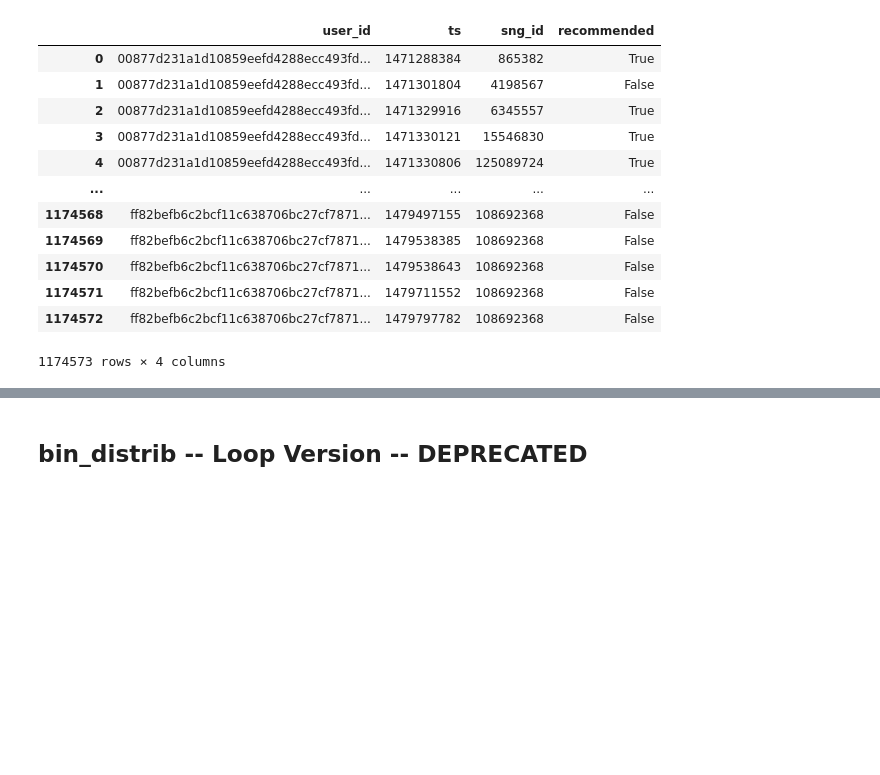
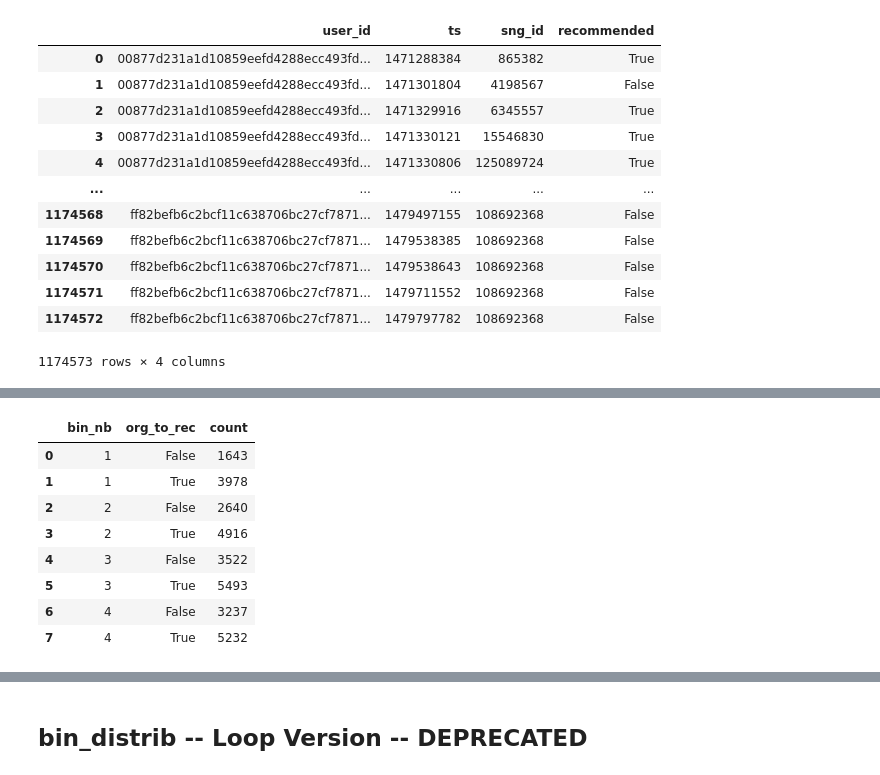
Before and after one commit to QuVil/cmb-recommendation, a Jupyter notebook: src/analysis/mainstream_tests.ipynb, the cells around one changed output, grey strips where cells are left out. Drawn from its saved outputs; the diff is of its cells as text; code cells hidden in the pictures; blank space fills up the shorter version.

```diff
--- a/src/analysis/mainstream_tests.ipynb
+++ b/src/analysis/mainstream_tests.ipynb
@@ -407,0 +423,14 @@ reco_orga_table.to_csv("reco_orga_table.csv", index=False)
+# %%
+reco_orga_count = reco_orga_table.groupby(["bin_nb", "org_to_rec"]).size().to_frame().reset_index()
+reco_orga_count.columns = ["bin_nb", "org_to_rec", "count"]
+reco_orga_count
+# %% [output]
+|  | bin_nb | org_to_rec | count |
+| 0 | 1 | False | 1643 |
+| 1 | 1 | True | 3978 |
+| 2 | 2 | False | 2640 |
+| 3 | 2 | True | 4916 |
+| 4 | 3 | False | 3522 |
+| 5 | 3 | True | 5493 |
+| 6 | 4 | False | 3237 |
+| 7 | 4 | True | 5232 |
```
Also changed, not shown: parts of 6 cells of this notebook, 2 other files.
